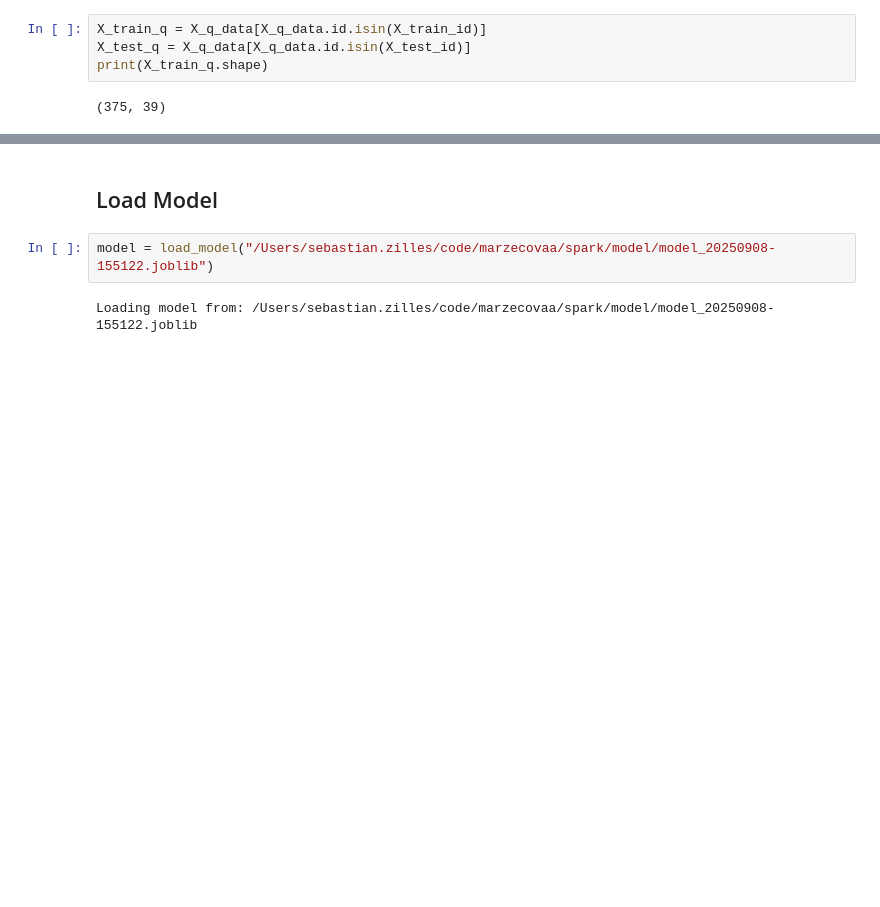
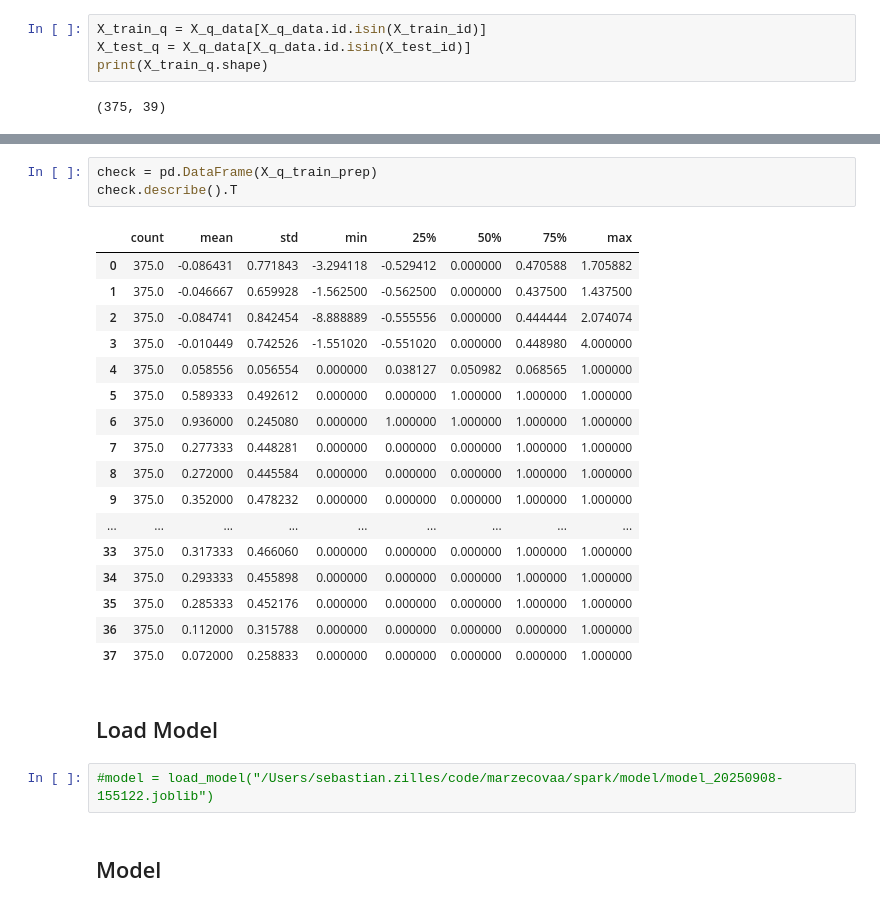
Before and after one commit to marzecovaa/spark, a Jupyter notebook: notebooks/final_model_test_seb.ipynb, the cells around one changed output, grey strips where cells are left out. Saved outputs shown, nothing was run; the diff lists cells and outputs as text; blank space fills up the shorter version.

```diff
--- a/notebooks/final_model_test_seb.ipynb
+++ b/notebooks/final_model_test_seb.ipynb
@@ -49,7 +114,28 @@ pd.DataFrame(X_q_train_prep)
+# %%
+check = pd.DataFrame(X_q_train_prep)
+check.describe().T
+# %% [output]
+|  | count | mean | std | min | 25% | 50% | 75% | max |
+| 0 | 375.0 | -0.086431 | 0.771843 | -3.294118 | -0.529412 | 0.000000 | 0.470588 | 1.705882 |
+| 1 | 375.0 | -0.046667 | 0.659928 | -1.562500 | -0.562500 | 0.000000 | 0.437500 | 1.437500 |
+| 2 | 375.0 | -0.084741 | 0.842454 | -8.888889 | -0.555556 | 0.000000 | 0.444444 | 2.074074 |
+| 3 | 375.0 | -0.010449 | 0.742526 | -1.551020 | -0.551020 | 0.000000 | 0.448980 | 4.000000 |
+| 4 | 375.0 | 0.058556 | 0.056554 | 0.000000 | 0.038127 | 0.050982 | 0.068565 | 1.000000 |
+| 5 | 375.0 | 0.589333 | 0.492612 | 0.000000 | 0.000000 | 1.000000 | 1.000000 | 1.000000 |
+| 6 | 375.0 | 0.936000 | 0.245080 | 0.000000 | 1.000000 | 1.000000 | 1.000000 | 1.000000 |
+| 7 | 375.0 | 0.277333 | 0.448281 | 0.000000 | 0.000000 | 0.000000 | 1.000000 | 1.000000 |
+| 8 | 375.0 | 0.272000 | 0.445584 | 0.000000 | 0.000000 | 0.000000 | 1.000000 | 1.000000 |
+| 9 | 375.0 | 0.352000 | 0.478232 | 0.000000 | 0.000000 | 0.000000 | 1.000000 | 1.000000 |
+| ... | ... | ... | ... | ... | ... | ... | ... | ... |
+| 33 | 375.0 | 0.317333 | 0.466060 | 0.000000 | 0.000000 | 0.000000 | 1.000000 | 1.000000 |
+| 34 | 375.0 | 0.293333 | 0.455898 | 0.000000 | 0.000000 | 0.000000 | 1.000000 | 1.000000 |
+| 35 | 375.0 | 0.285333 | 0.452176 | 0.000000 | 0.000000 | 0.000000 | 1.000000 | 1.000000 |
+| 36 | 375.0 | 0.112000 | 0.315788 | 0.000000 | 0.000000 | 0.000000 | 0.000000 | 1.000000 |
+| 37 | 375.0 | 0.072000 | 0.258833 | 0.000000 | 0.000000 | 0.000000 | 0.000000 | 1.000000 |
 # %% [markdown]
 ## Load Model
 # %%
-model = load_model("/Users/sebastian.zilles/code/marzecovaa/spark/model/model_20250908-155122.joblib")
+#model = load_model("/Users/sebastian.zilles/code/marzecovaa/spark/model/model_20250908-155122.joblib")
-# %% [output]
-Loading model from: /Users/sebastian.zilles/code/marzecovaa/spark/model/model_20250908-155122.joblib
+# %% [markdown]
+## Model
 # %%
```
Also changed, not shown: parts of 14 cells of this notebook.
